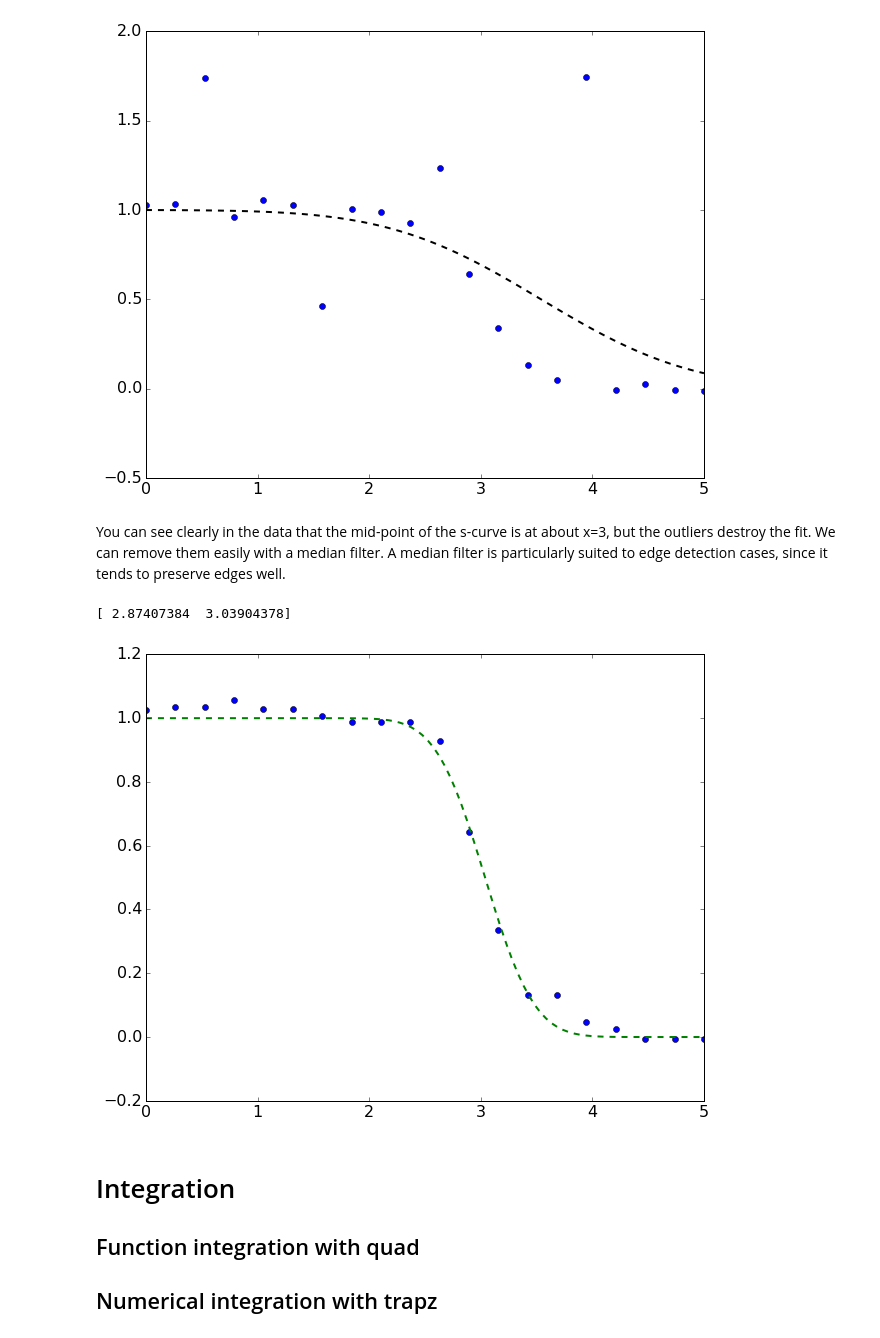
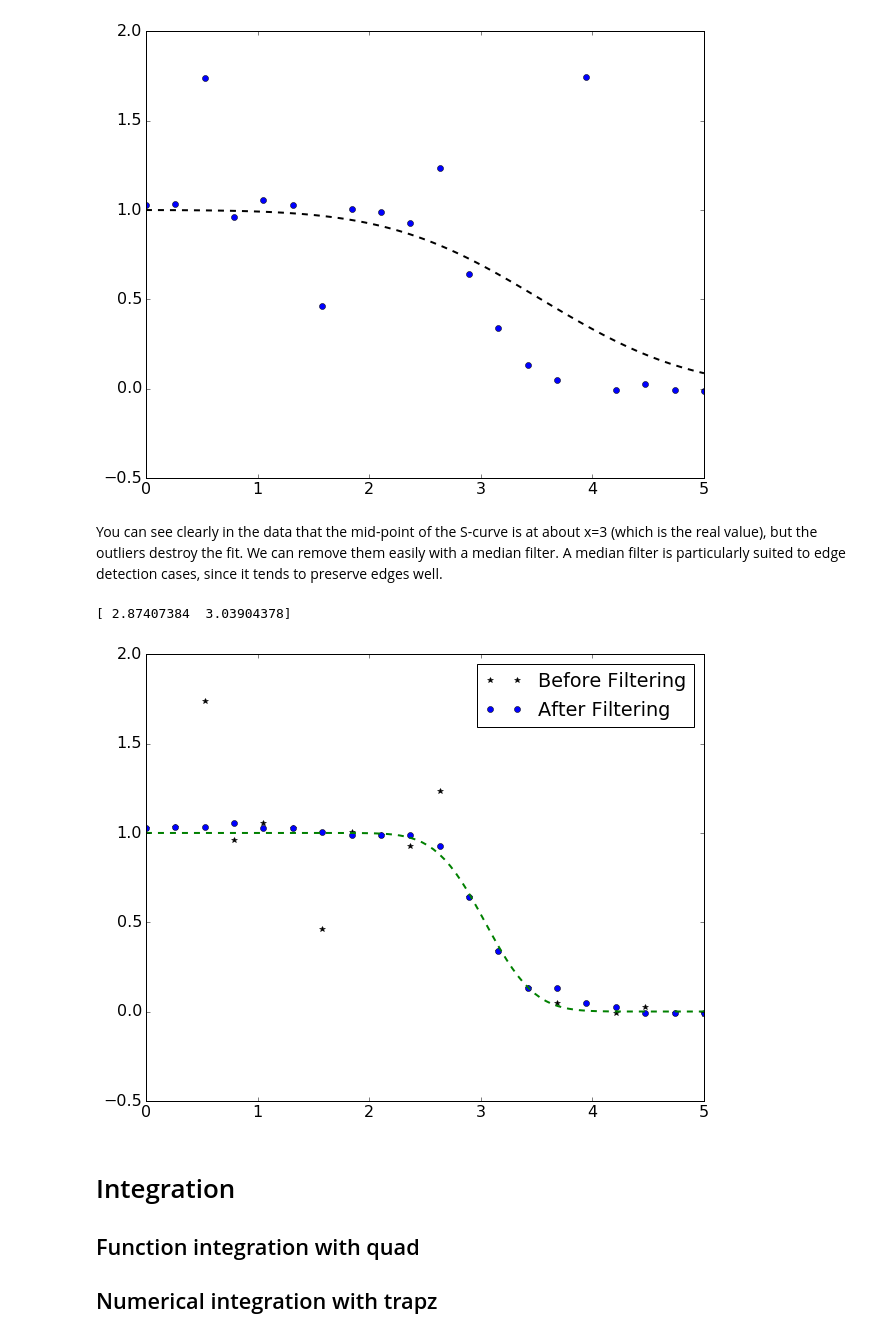
Before and after one commit to Python4AstronomersAndParticlePhysicists/PythonWorkshop-ICE, a Jupyter notebook: notebooks/07_01_scipy.ipynb, the cells around one changed output. Drawn from its saved outputs; the diff is of its cells as text; code cells hidden in the pictures.

```diff
--- a/notebooks/07_01_scipy.ipynb
+++ b/notebooks/07_01_scipy.ipynb
@@ -476,20 +475,22 @@ Real values: [2.5, 3]
 Fitted values: [ 0.93574092  3.53896972]
 [figure]
 # %% [markdown]
-You can see clearly in the data that the mid-point of the s-curve is at about x=3, but the outliers destroy the fit. We can remove them easily with a median filter. A median filter is particularly suited to edge detection cases, since it tends to preserve edges well.
+You can see clearly in the data that the mid-point of the S-curve is at about x=3 (which is the real value), but the outliers destroy the fit. We can remove them easily with a median filter. A median filter is particularly suited to edge detection cases, since it tends to preserve edges well.
 # %%
 from scipy.signal import medfilt
 
 filtered_y = medfilt(y)
 
 params, __ = curve_fit(h, x, filtered_y)
 print(params)
 z = np.linspace(0, 5, 100)
-plt.plot(x, filtered_y, 'bo')
-plt.plot(z, h(z, *params), 'g--');
+plt.plot(x, y, 'k*', label='Before Filtering')
+plt.plot(x, filtered_y, 'bo', label='After Filtering')
+plt.plot(z, h(z, *params), 'g--')
+plt.legend();
 # %% [output]
 [ 2.87407384  3.03904378]
-[figure, old version]
+[figure, new version]
 # %% [markdown]
 <a id=integration></a>
 # Integration
```
Also changed, not shown: parts of 9 cells of this notebook.
